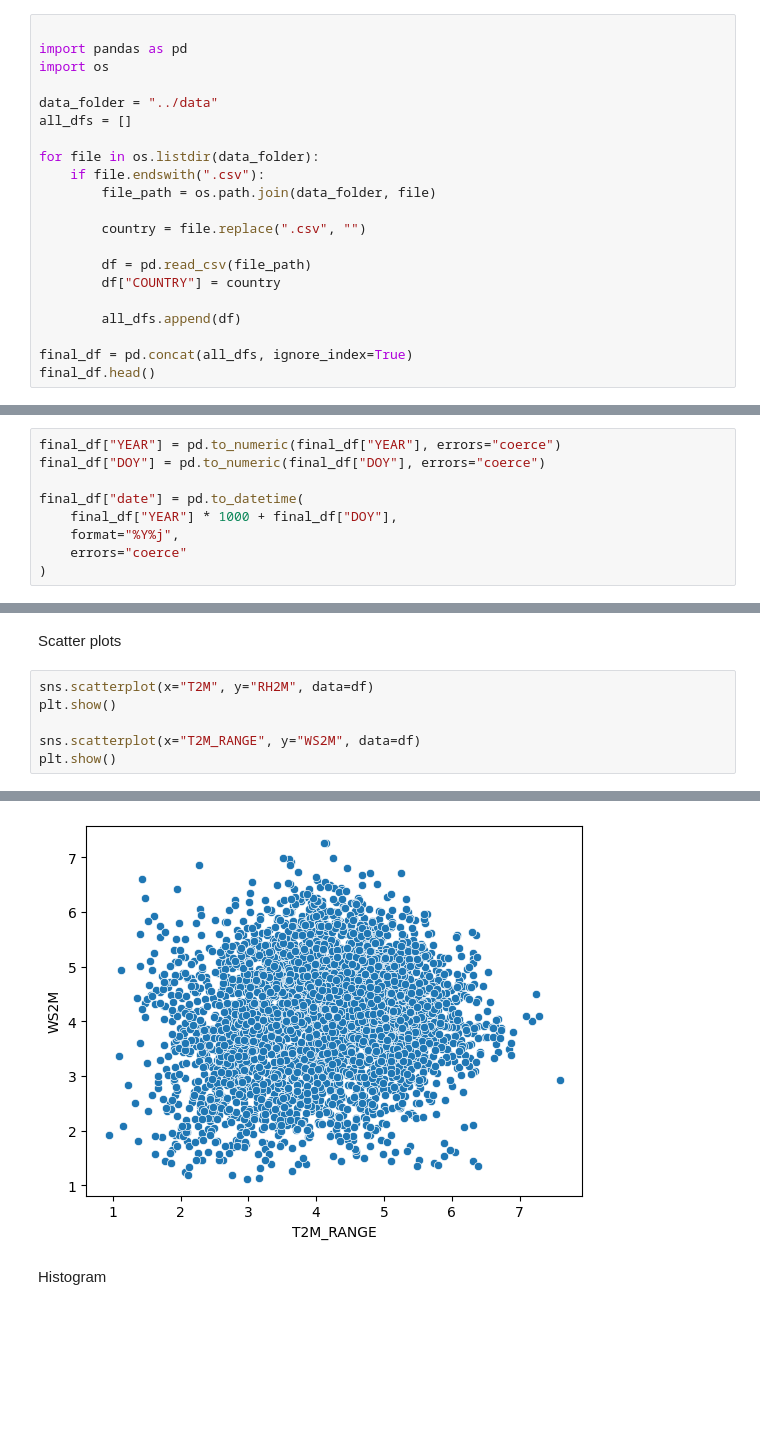
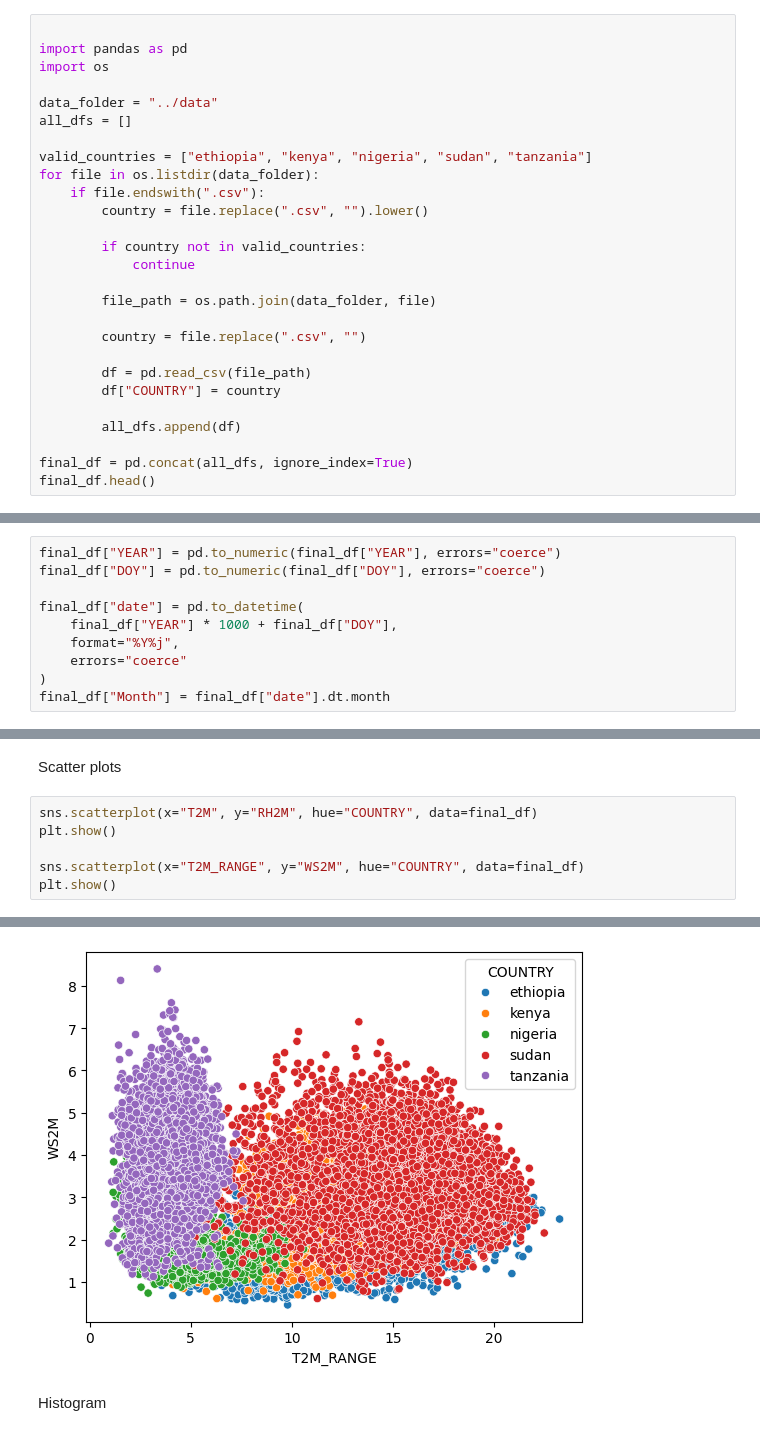
Before and after one commit to arsema-s/climate-challenge-week0, a Jupyter notebook: notebooks/ethiopia_eda_.ipynb, the cells around one changed output, grey strips where cells are left out. Cells and saved outputs as stored; diff of their text form; blank space fills up the shorter version.

```diff
--- a/notebooks/ethiopia_eda_.ipynb
+++ b/notebooks/ethiopia_eda_.ipynb
@@ -12,8 +12,14 @@ import os
 data_folder = "../data"
 all_dfs = []
 
+valid_countries = ["ethiopia", "kenya", "nigeria", "sudan", "tanzania"]
 for file in os.listdir(data_folder):
     if file.endswith(".csv"):
+        country = file.replace(".csv", "").lower()
+
+        if country not in valid_countries:
+            continue
+
         file_path = os.path.join(data_folder, file)
 
         country = file.replace(".csv", "")
@@ -78,6 +83,7 @@ final_df["date"] = pd.to_datetime(
     format="%Y%j",
     errors="coerce"
 )
+final_df["Month"] = final_df["date"].dt.month
 # %% [markdown]
 Verification
 # %%
@@ -222,9 +243,9 @@ plt.show()
 # %% [markdown]
 Scatter plots
 # %%
-sns.scatterplot(x="T2M", y="RH2M", data=df)
+sns.scatterplot(x="T2M", y="RH2M", hue="COUNTRY", data=final_df)
 plt.show()
 
-sns.scatterplot(x="T2M_RANGE", y="WS2M", data=df)
+sns.scatterplot(x="T2M_RANGE", y="WS2M", hue="COUNTRY", data=final_df)
 plt.show()
 # %% [output]
@@ -232,4 +254,4 @@ plt.show()
-[figure, old version]
+[figure, new version]
 # %% [markdown]
 Histogram
 # %%
```
Also changed, not shown: parts of 12 cells of this notebook.
